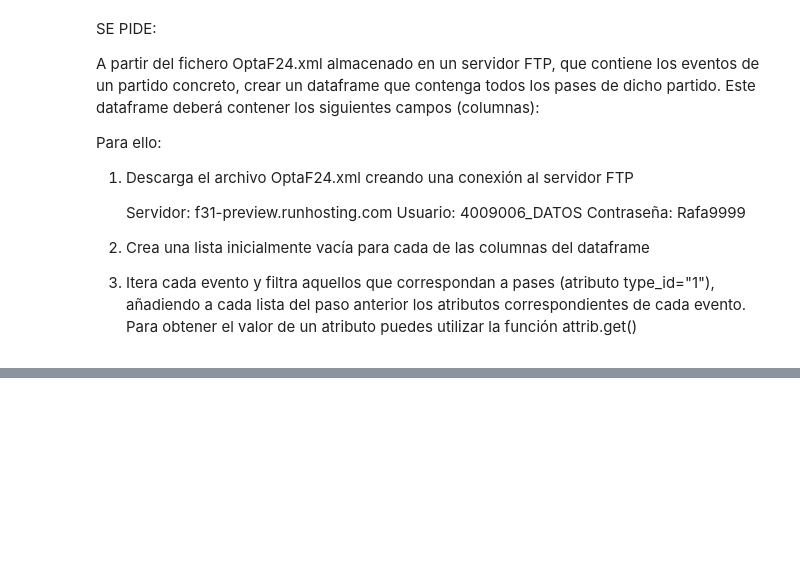
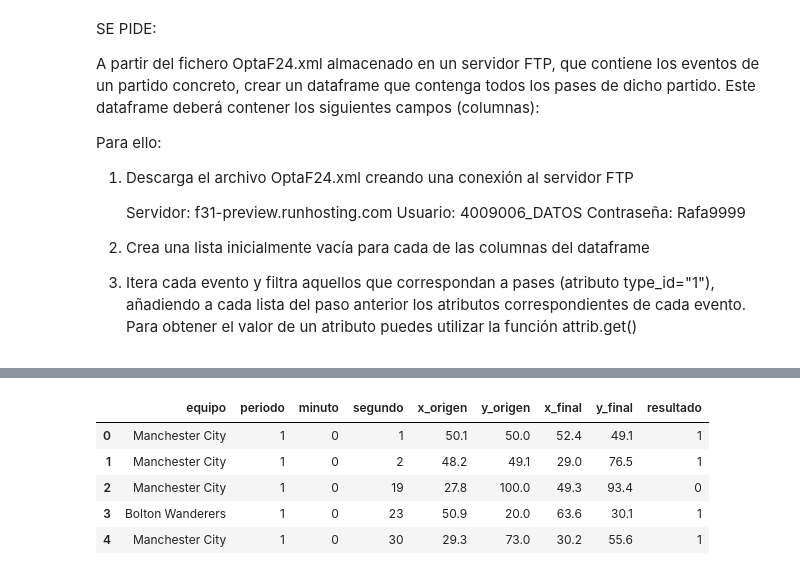
Before and after one commit to Adrianrobarq/DataScienceIEBS, a Jupyter notebook: Bloque 8/Procesamiento de datos/Sprint 1/sprint1_ETL.ipynb, the cells around one changed output, grey strips where cells are left out. Cells and saved outputs as stored; diff of their text form; code cells hidden in the pictures; blank space fills up the shorter version.

```diff
--- a/Bloque 8/Procesamiento de datos/Sprint 1/sprint1_ETL.ipynb
+++ b/Bloque 8/Procesamiento de datos/Sprint 1/sprint1_ETL.ipynb
@@ -73,0 +56,6 @@ ConnectionRefusedError: [WinError 10061] No se puede establecer una conexión ya
+# %%
+# Extraemos el archivo OptaF24
+
+datos_futbol = 'OptaF24.xml'
+
+ftp.retrbinary(f'RETR {datos_futbol}', open(datos_futbol, 'wb').write)
@@ -73,0 +121,18 @@ ConnectionRefusedError: [WinError 10061] No se puede establecer una conexión ya
+# %%
+# Extraemos los ids de todos los equipos y sus respectivos nombres
+equipos = {}
+
+for game in root:
+    # Buscamos la id y el nombre del equipo visitante y el equipo local
+    team_id = game.attrib.get('away_team_id')
+    team_name = game.attrib.get('away_team_name')
+
+    # Guardamos en el diccionario, si no existe
+    equipos[team_id] = team_name
+
+    #Buscamos la id y el nombre del equipo local
+    team_id = game.attrib.get('home_team_id')
+    team_name = game.attrib.get('home_team_name')
+
+    # Guardamos en el diccionario, si no existe
+    equipos[team_id] = team_name
@@ -73,0 +205,24 @@ ConnectionRefusedError: [WinError 10061] No se puede establecer una conexión ya
+# %%
+# Ajustamos los datos añadiendo los nombres de los equipos y renombrando columnas
+df_pases['team_id'] = df_pases['team_id'].map(equipos)
+df_pases.rename(columns={
+    'x_origin': 'x_origen',
+    'y_origin': 'y_origen',
+    'x_final': 'x_final',
+    'y_final': 'y_final',
+    'team_id': 'equipo',
+    'period': 'periodo',
+    'minute': 'minuto',
+    'second': 'segundo',
+    'outcome': 'resultado'
+}, inplace=True)
+df_pases.reset_index(drop=True, inplace=True)
+
+df_pases.head()  # Mostramos las primeras filas del DataFrame ajustado
+# %% [output]
+|  | equipo | periodo | minuto | segundo | x_origen | y_origen | x_final | y_final | resultado |
+| 0 | Manchester City | 1 | 0 | 1 | 50.1 | 50.0 | 52.4 | 49.1 | 1 |
+| 1 | Manchester City | 1 | 0 | 2 | 48.2 | 49.1 | 29.0 | 76.5 | 1 |
+| 2 | Manchester City | 1 | 0 | 19 | 27.8 | 100.0 | 49.3 | 93.4 | 0 |
+| 3 | Bolton Wanderers | 1 | 0 | 23 | 50.9 | 20.0 | 63.6 | 30.1 | 1 |
+| 4 | Manchester City | 1 | 0 | 30 | 29.3 | 73.0 | 30.2 | 55.6 | 1 |
```
Also changed, not shown: parts of 17 cells of this notebook, 6 other files.
